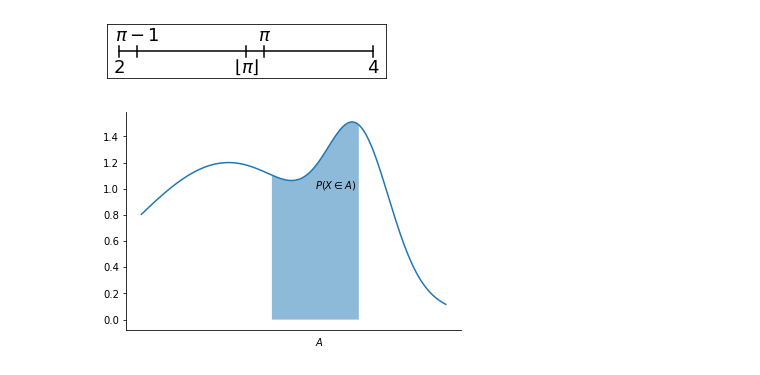
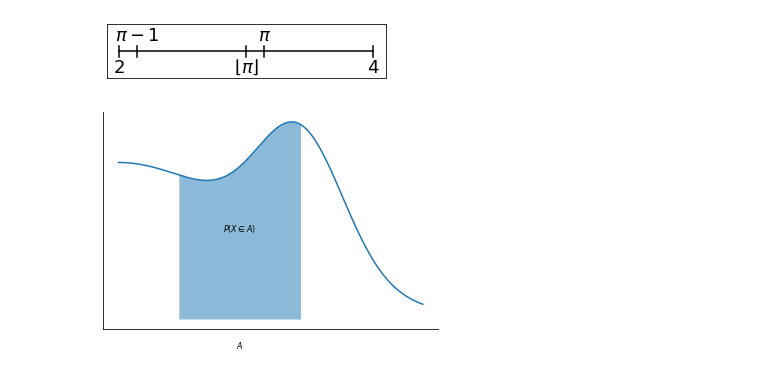
Before and after one commit to dariomalchiodi/sds, a Jupyter notebook: sds/notebooks.ipynb, the cells around one changed output. Saved outputs shown, nothing was run; the diff lists cells and outputs as text; code cells hidden in the pictures.

```diff
--- a/sds/notebooks.ipynb
+++ b/sds/notebooks.ipynb
@@ -348,33 +348,40 @@ plt.show()
 # %%
 import matplotlib.pyplot as plt
 import numpy as np
+from scipy.stats import norm
 
-# plt.rcParams.update({
-#     'font.size': 8,
-#     'text.usetex': True,
-#     'text.latex.preamble': r'\usepackage{amsfonts}'
-# })
+plt.rcParams.update({
+    'font.size': 8,
+    #'text.usetex': True,
+    'text.latex.preamble': r'\usepackage{amsfonts}'
+})
+
+# to ensure that pdf is a probability density
+Z = norm()
+norm_factor = (1 - Z.cdf(3 * 2**0.5))/ 2**0.5 + 5**0.5
 
 def pdf(x):
-    return 1.2 * np.exp(-.1*(x)**2) + np.exp(-(x-3)**2)
+    return (1.2 * np.exp(-.1*(x)**2) + np.exp(-(x-3)**2)) / norm_factor
 
 fig, ax = plt.subplots()
-x = np.linspace(-2, 5, 500)
+x = np.linspace(-0, 5, 500)
 y = pdf(x)
 
 x_filled = np.linspace(1, 3, 500)
 y_filled = pdf(x_filled)
 
 ax.fill_between(x_filled, y_filled, alpha=0.5)
 ax.plot(x, y)
 
-ax.text(2, -.2, r'$A$')
-ax.text(2, 1, '$P(X \\in A)$')
+ax.text(2, -.1, r'$A$', horizontalalignment='center')
+ax.text(2, 0.3, '$P(X \\in A)$', horizontalalignment='center')
 
 ax.spines.right.set_visible(False)
 ax.spines.top.set_visible(False)
 
-plt.xticks([])
-fig.show()
+ax.xaxis.set_major_formatter(plt.NullFormatter())
+ax.yaxis.set_major_formatter(plt.NullFormatter())
+ax.tick_params(axis=u'both', which=u'both',length=0)
+plt.show()
 # %% [output]
-[figure, old version]
+[figure, new version]
```
Also changed, not shown: parts of 2 cells of this notebook, 2 other files.
